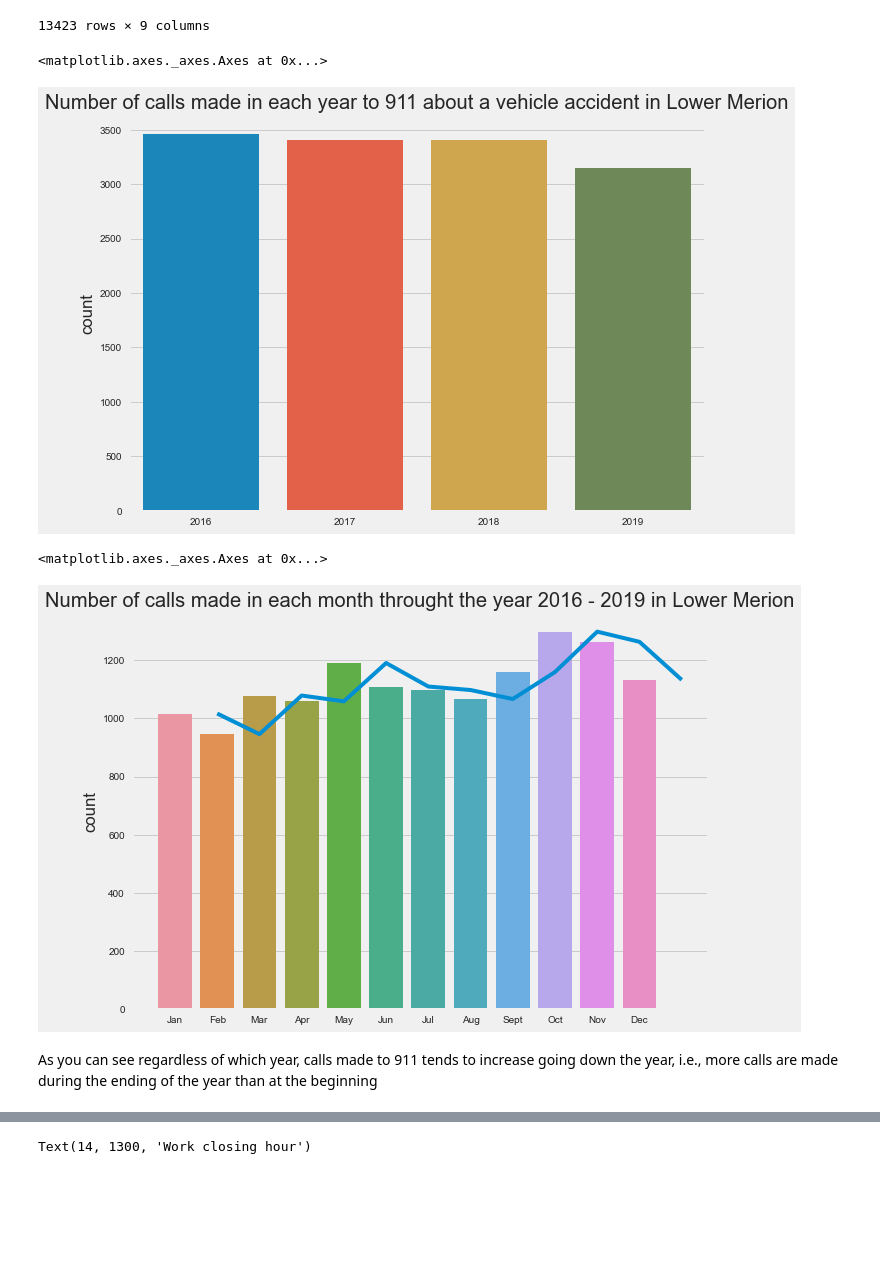
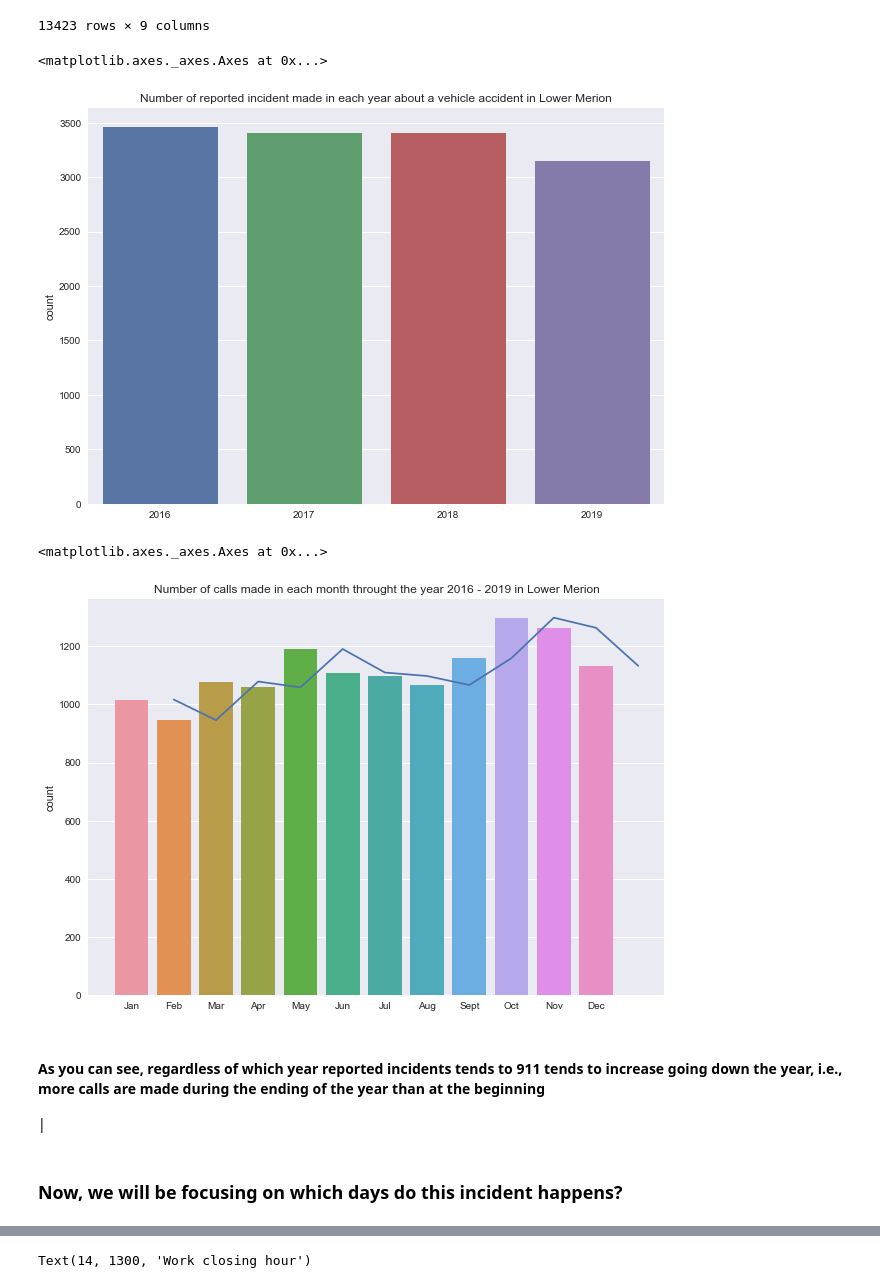
Before and after one commit to Samuel-Effiong/911-calls-analysis, a Jupyter notebook: 911_visual.ipynb, the cells around one changed output, grey strips where cells are left out. Saved outputs shown, nothing was run; the diff lists cells and outputs as text; code cells hidden in the pictures; blank space fills up the shorter version.

```diff
--- a/911_visual.ipynb
+++ b/911_visual.ipynb
@@ -4,6 +6,3 @@ import pandas as pd
 import seaborn as sns
 import matplotlib as mpl
 import matplotlib.pyplot as plt
-# %%
-print(mpl.style.available)
-mpl.style.use('fivethirtyeight')
@@ -318,11 +404,11 @@ month_calls_made_lower_merion_vehicle_accident_balanced = [date.month for date i
 # %%
 fig = plt.figure()
 ax = fig.add_axes([0, 0, 1, 1])
-ax.set_title("Number of calls made in each year to 911 about a vehicle accident in Lower Merion")
+ax.set_title("Number of reported incident made in each year about a vehicle accident in Lower Merion")
 sns.countplot(x=year_calls_made_lower_merion_vehicle_accident_balanced, ax=ax)
 # %% [output]
 <matplotlib.axes._axes.Axes at 0x...>
-[figure, old version]
+[figure, new version]
 # %%
 fig = plt.figure()
 ax = fig.add_axes([0, 0, 1, 1])
@@ -336,9 +422,13 @@ x, y = np.unique(month_calls_made_lower_merion_vehicle_accident_balanced, return
 sns.lineplot(x=x, y=y, ax=ax)
 # %% [output]
 <matplotlib.axes._axes.Axes at 0x...>
-[figure, old version]
+[figure, new version]
 # %% [markdown]
-As you can see regardless of which year, calls made to 911 tends to increase going down the year, i.e., more calls are made during the ending of the year than at the beginning
+#### As you can see, regardless of which year reported incidents tends to 911 tends to increase going down the year, i.e., more calls are made during the ending of the year than at the beginning
+
+|
+# %% [markdown]
+### Now, we will be focusing on which days do this incident happens?
 # %%
 day_calls_made_lower_merion_vehicle_accident_balanced = [date.day_name() for date in lower_merion_vehicle_accident_balanced['timeStamp']]
 # %%
```
Also changed, not shown: parts of 54 cells of this notebook, 3 other files.
